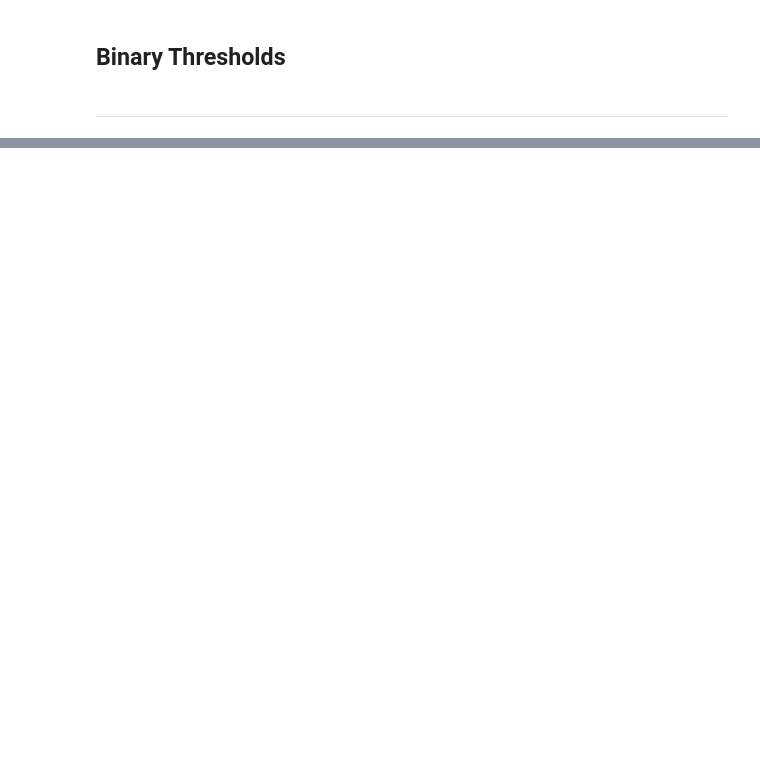
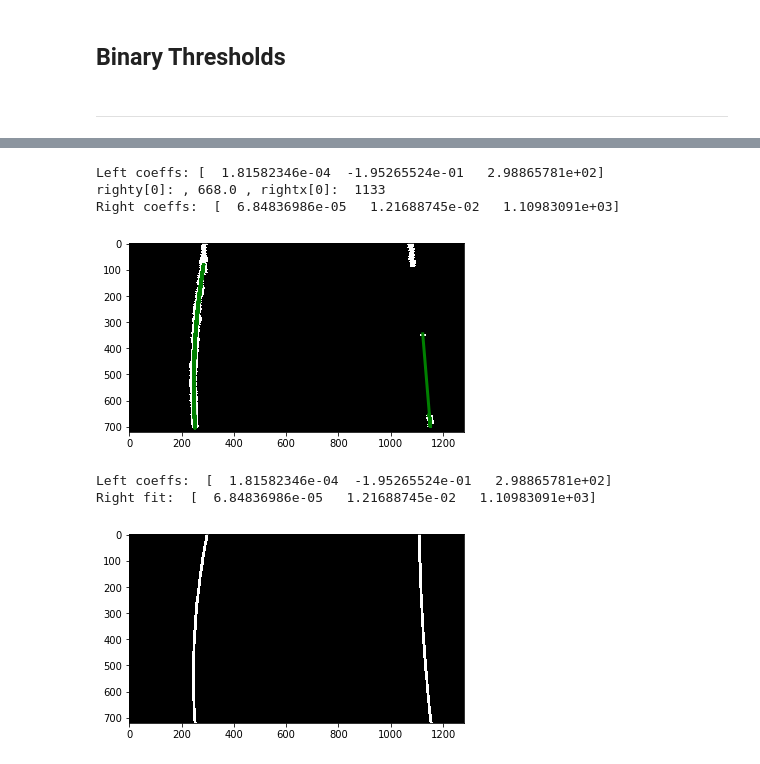
Before and after one commit to peterhwang2010/CarND-Advanced_lane_lines, a Jupyter notebook: advanced_lane_lines.ipynb, the cells around one changed output, grey strips where cells are left out. Drawn from its saved outputs; the diff is of its cells as text; code cells hidden in the pictures; blank space fills up the shorter version.

```diff
--- a/advanced_lane_lines.ipynb
+++ b/advanced_lane_lines.ipynb
@@ -193,0 +387,53 @@ plt.show()
+# %%
+leftx, lefty, rightx, righty = histogram_pixels(combine_binary, horizontal_offset=40)
+
+# Fit a second order polynomial to each fake lane line
+left_fit, left_coeffs = fit_second_order_poly(lefty, leftx, return_coeffs=True)
+print("Left coeffs:", left_coeffs)
+print("righty[0]: ,", righty[0], ", rightx[0]: ", rightx[0])
+right_fit, right_coeffs = fit_second_order_poly(righty, rightx, return_coeffs=True)
+print("Right coeffs: ", right_coeffs)
+
+# Plot data
+
+plt.plot(left_fit, lefty, color='green', linewidth=3)
+plt.plot(right_fit, righty, color='green', linewidth=3)
+plt.imshow(combine_binary, cmap="gray")
+plt.show()
+
+def draw_poly(img, poly, poly_coeffs, steps, color=[255, 0, 0], thickness=10, dashed=False):
+    img_height = img.shape[0]
+    pixels_per_step = img_height // steps
+
+    for i in range(steps):
+        start = i * pixels_per_step
+        end = start + pixels_per_step
+
+        start_point = (int(poly(start, poly_coeffs=poly_coeffs)), start)
+        end_point = (int(poly(end, poly_coeffs=poly_coeffs)), end)
+
+        if dashed == False or i % 2 == 1:
+            img = cv2.line(img, end_point, start_point, color, thickness)
+
+    return img
+
+
+def lane_poly(yval, poly_coeffs):
+    """Returns x value for poly given a y-value.
+    Note here x = Ay^2 + By + C."""
+    return poly_coeffs[0]*yval**2 + poly_coeffs[1]*yval + poly_coeffs[2]
+
+print("Left coeffs: ", left_coeffs)
+print("Right fit: ", right_coeffs)
+polyfit_left = draw_poly(np.zeros((720, 1280)), lane_poly, left_coeffs, 30)
+polyfit_drawn = draw_poly(polyfit_left, lane_poly, right_coeffs, 30)
+plt.imshow(polyfit_drawn, cmap="gray")
+plt.show()
+# %% [output]
+Left coeffs: [  1.81582346e-04  -1.95265524e-01   2.98865781e+02]
+righty[0]: , 668.0 , rightx[0]:  1133
+Right coeffs:  [  6.84836986e-05   1.21688745e-02   1.10983091e+03]
+[figure, added]
+Left coeffs:  [  1.81582346e-04  -1.95265524e-01   2.98865781e+02]
+Right fit:  [  6.84836986e-05   1.21688745e-02   1.10983091e+03]
+[figure, added]
```
Also changed, not shown: parts of 7 cells of this notebook.
